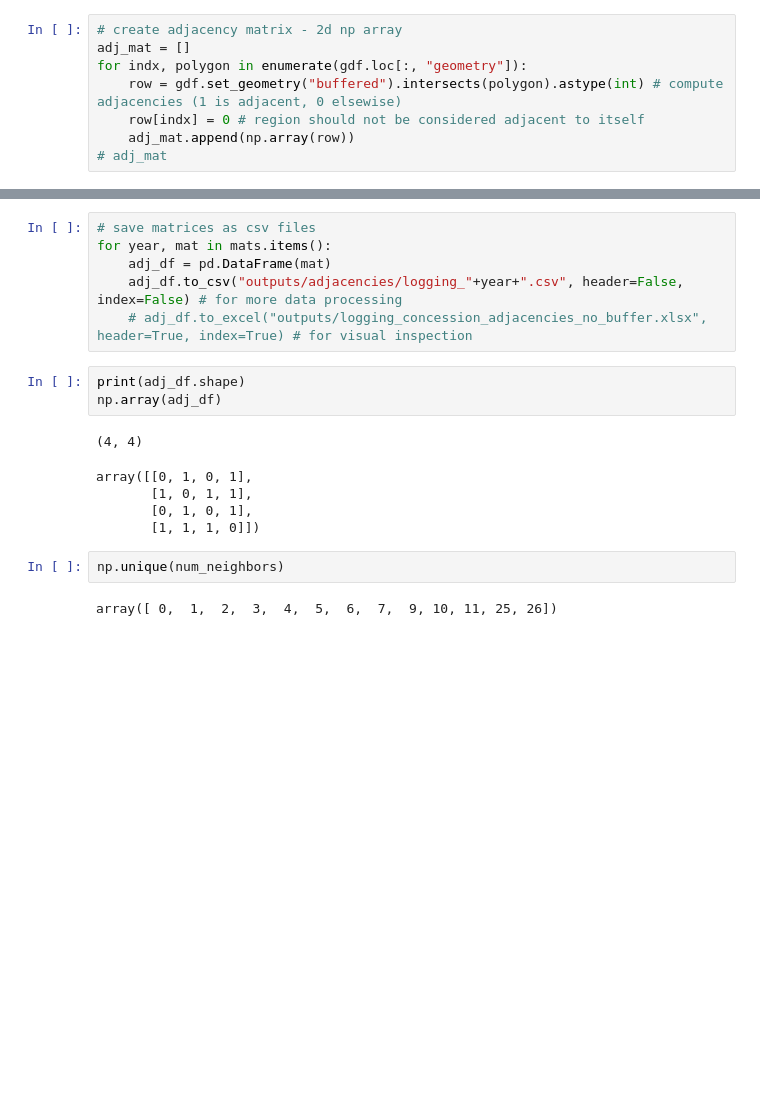
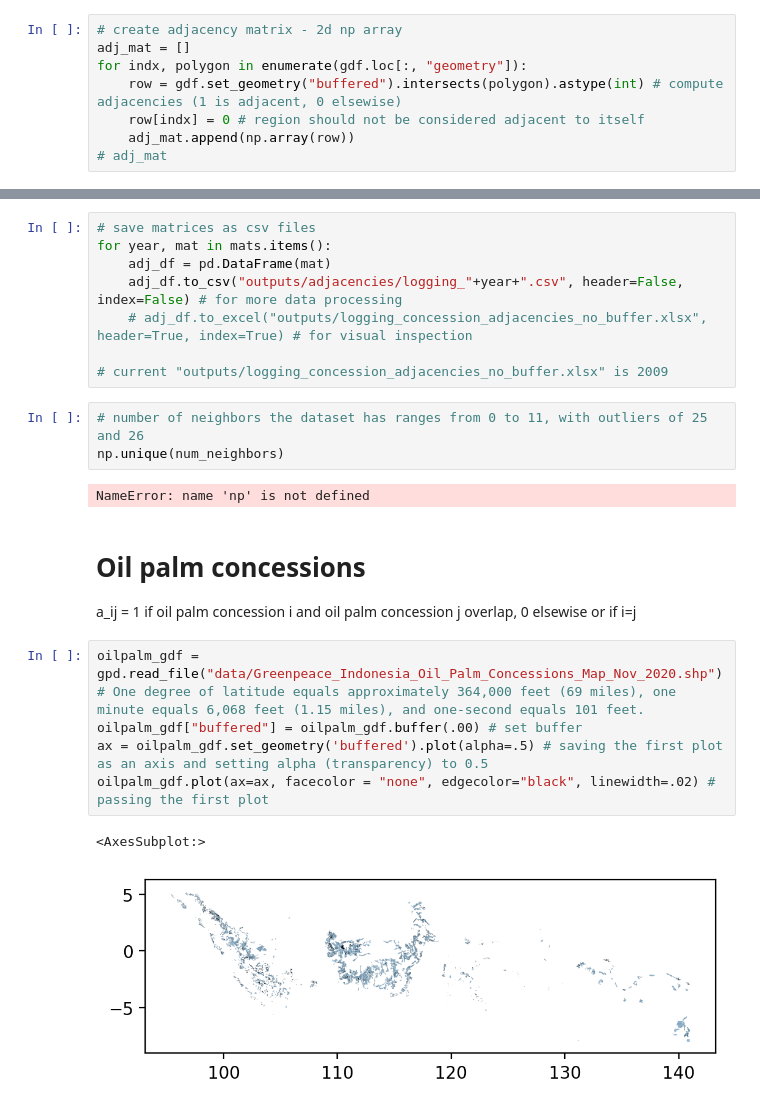
Before and after one commit to SarahZhang25/indonesia-deforestation, a Jupyter notebook: adjacencies.ipynb, the cells around one changed output, grey strips where cells are left out. Drawn from its saved outputs; the diff is of its cells as text; blank space fills up the shorter version.

```diff
--- a/adjacencies.ipynb
+++ b/adjacencies.ipynb
@@ -220,16 +262,22 @@ for year, mat in mats.items():
     adj_df = pd.DataFrame(mat)
     adj_df.to_csv("outputs/adjacencies/logging_"+year+".csv", header=False, index=False) # for more data processing
     # adj_df.to_excel("outputs/logging_concession_adjacencies_no_buffer.xlsx", header=True, index=True) # for visual inspection
+
+# current "outputs/logging_concession_adjacencies_no_buffer.xlsx" is 2009
-# %%
-print(adj_df.shape)
-np.array(adj_df)
-# %% [output]
-(4, 4)
-array([[0, 1, 0, 1],
-       [1, 0, 1, 1],
-       [0, 1, 0, 1],
-       [1, 1, 1, 0]])
-# %%
-np.unique(num_neighbors)
-# %% [output]
-array([ 0,  1,  2,  3,  4,  5,  6,  7,  9, 10, 11, 25, 26])
+# %%
+# number of neighbors the dataset has ranges from 0 to 11, with outliers of 25 and 26
+np.unique(num_neighbors)
+# %% [output]
+NameError: name 'np' is not defined
+# %% [markdown]
+# Oil palm concessions
+a_ij = 1 if oil palm concession i and oil palm concession j overlap, 0 elsewise or if i=j
+# %%
+oilpalm_gdf = gpd.read_file("data/Greenpeace_Indonesia_Oil_Palm_Concessions_Map_Nov_2020.shp")
+# One degree of latitude equals approximately 364,000 feet (69 miles), one minute equals 6,068 feet (1.15 miles), and one-second equals 101 feet.
+oilpalm_gdf["buffered"] = oilpalm_gdf.buffer(.00) # set buffer
+ax = oilpalm_gdf.set_geometry('buffered').plot(alpha=.5) # saving the first plot as an axis and setting alpha (transparency) to 0.5
+oilpalm_gdf.plot(ax=ax, facecolor = "none", edgecolor="black", linewidth=.02) # passing the first plot
+# %% [output]
+<AxesSubplot:>
+[figure, added]
```
Also changed, not shown: parts of 21 cells of this notebook, 35 other files.
